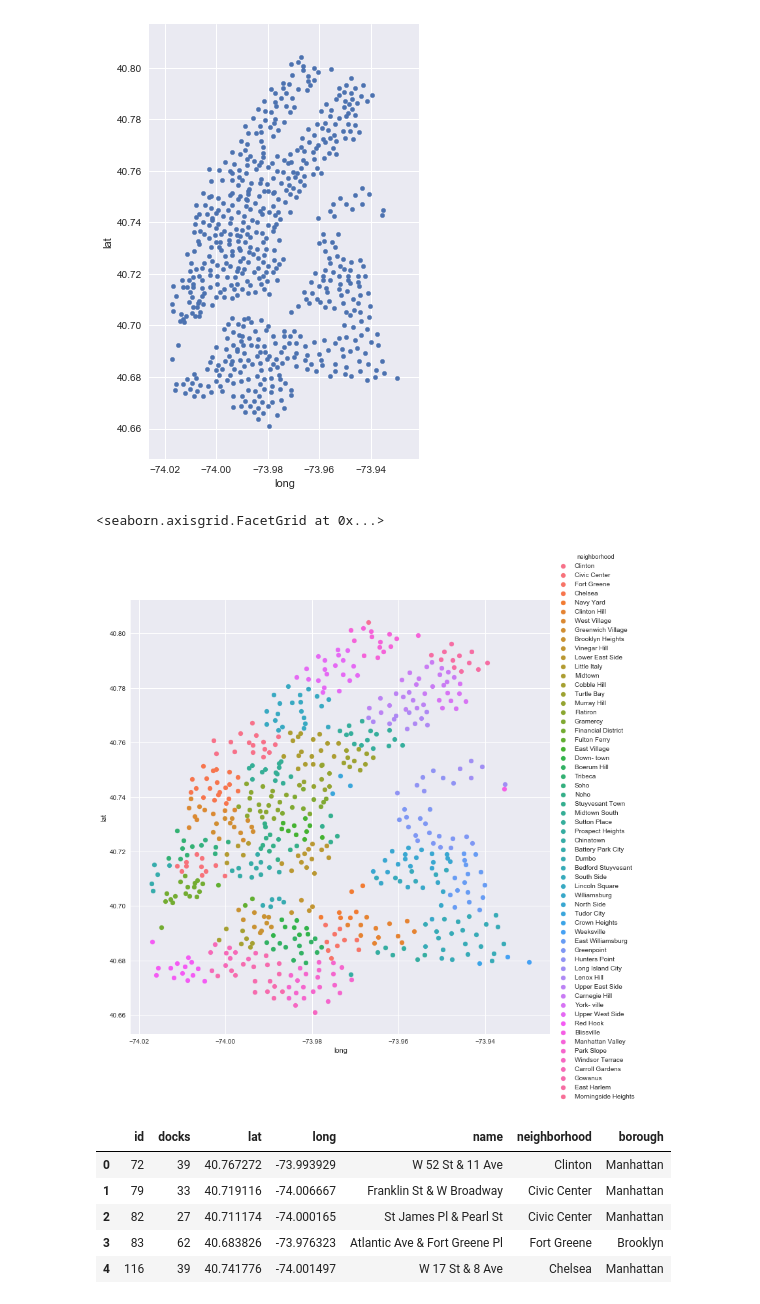
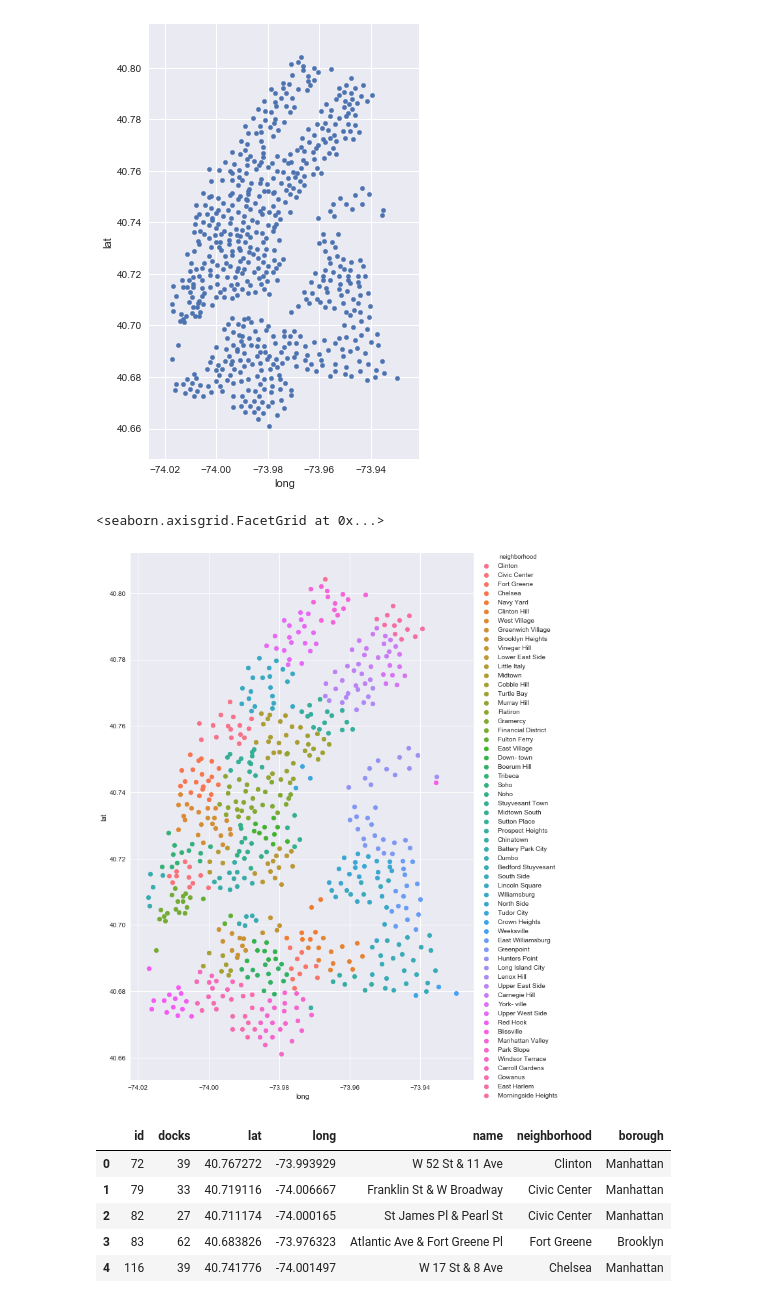
Before and after one commit to djevans071/Rebalancing-Citibike, a Jupyter notebook: stations.ipynb, the cells around one changed output. Cells and saved outputs as stored; diff of their text form; code cells hidden in the pictures.

```diff
--- a/stations.ipynb
+++ b/stations.ipynb
@@ -82,11 +82,11 @@ for i in xrange(X.shape[0]):
 df['neighborhood'] = hoods.iloc[node_labels].reset_index().neighborhood
 df['borough'] = hoods.iloc[node_labels].reset_index().Borough
 # %%
-fg = sns.FacetGrid(data = df, hue = 'neighborhood', aspect = 1, size = 10)
+fg = sns.FacetGrid(data = df, hue = 'neighborhood', aspect = 0.7, size = 12)
 fg.map(scatter, 'long', 'lat').add_legend()
 # %% [output]
 <seaborn.axisgrid.FacetGrid at 0x...>
-[figure, old version]
+[figure, new version]
 # %%
 df.head()
 # %% [output]
```
Also changed, not shown: parts of 4 cells of this notebook, 8 other files.
